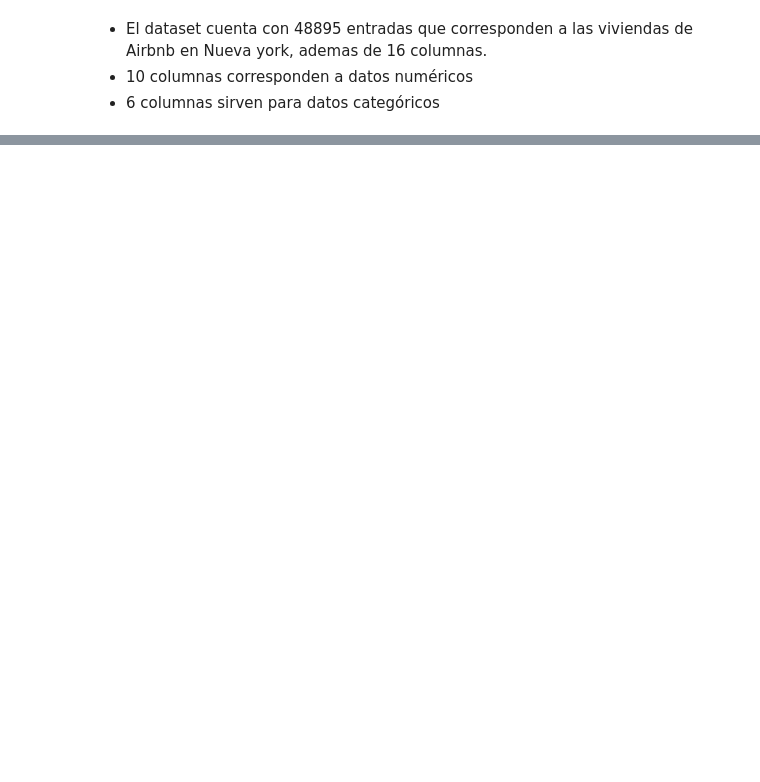
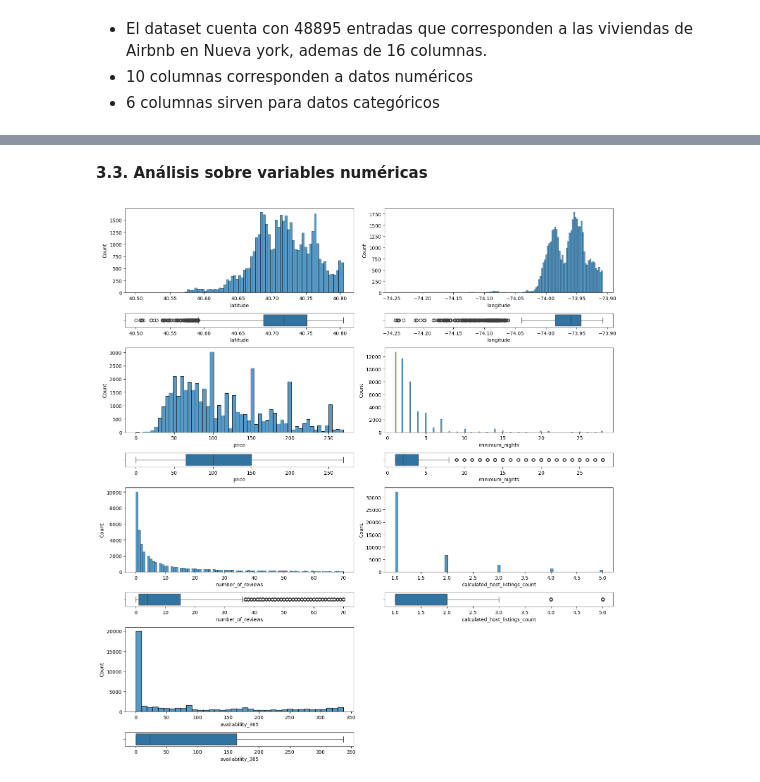
Before and after one commit to BryanJT16/Analisis-de-datos, a Jupyter notebook: src/explorar.ipynb, the cells around one changed output, grey strips where cells are left out. Drawn from its saved outputs; the diff is of its cells as text; code cells hidden in the pictures; blank space fills up the shorter version.

```diff
--- a/src/explorar.ipynb
+++ b/src/explorar.ipynb
@@ -77,0 +187,53 @@ memory usage: 6.0+ MB
+# %% [markdown]
+**3.3. Análisis sobre variables numéricas**
+# %%
+n = len(numerical_column)
+n_cols = 2
+n_rows = math.ceil(n / n_cols) * 2  # Dos filas por variable para histogramas y boxplots
+
+# Alternar alturas: filas pares grandes para historigraam e impares pequeñas para boxplot
+height_ratios = []
+for _ in range(n_rows // 2):
+    height_ratios.extend([6, 1])
+
+if len(height_ratios) < n_rows:
+    height_ratios.append(1)  # Por si hay una fila extra
+
+fig, axis = plt.subplots(n_rows, n_cols, figsize=(15, 2 * n_rows), gridspec_kw={'height_ratios': height_ratios})
+
+# Asegurar que axis siempre sea 2D
+axis = np.array(axis)
+if axis.ndim == 1:
+    axis = axis.reshape(-1, n_cols)
+
+
+for idx, col in enumerate(numerical_column):
+
+    #Limitar los datos a los valores por debajo del percentil 90
+    datos_filtrados = airbhb_csv[col].copy()
+    limite = datos_filtrados.quantile(0.90)
+    datos_filtrados = datos_filtrados[datos_filtrados <= limite]
+
+    # Calcular la posición en la cuadrícula
+    grid_pos = idx // n_cols
+    col_pos = idx % n_cols
+    row_hist = grid_pos * 2
+    row_box = row_hist + 1
+
+    sns.histplot(ax=axis[row_hist, col_pos], data=datos_filtrados.to_frame(), x=datos_filtrados.name)
+    sns.boxplot(ax=axis[row_box, col_pos], data=datos_filtrados.to_frame(), x=datos_filtrados.name)
+
+
+# Ocultar subplots vacíos (Esto sirve si hay un número impar a revisar)
+for idx in range(n, (n_rows // 2) * n_cols):
+    grid_pos = idx // n_cols
+    col_pos = idx % n_cols
+    row_hist = grid_pos * 2
+    row_box = row_hist + 1
+    fig.delaxes(axis[row_hist, col_pos])
+    fig.delaxes(axis[row_box, col_pos])
+
+plt.tight_layout()
+plt.show()
+# %% [output]
+[figure, added]
```
Also changed, not shown: parts of 64 cells of this notebook.
